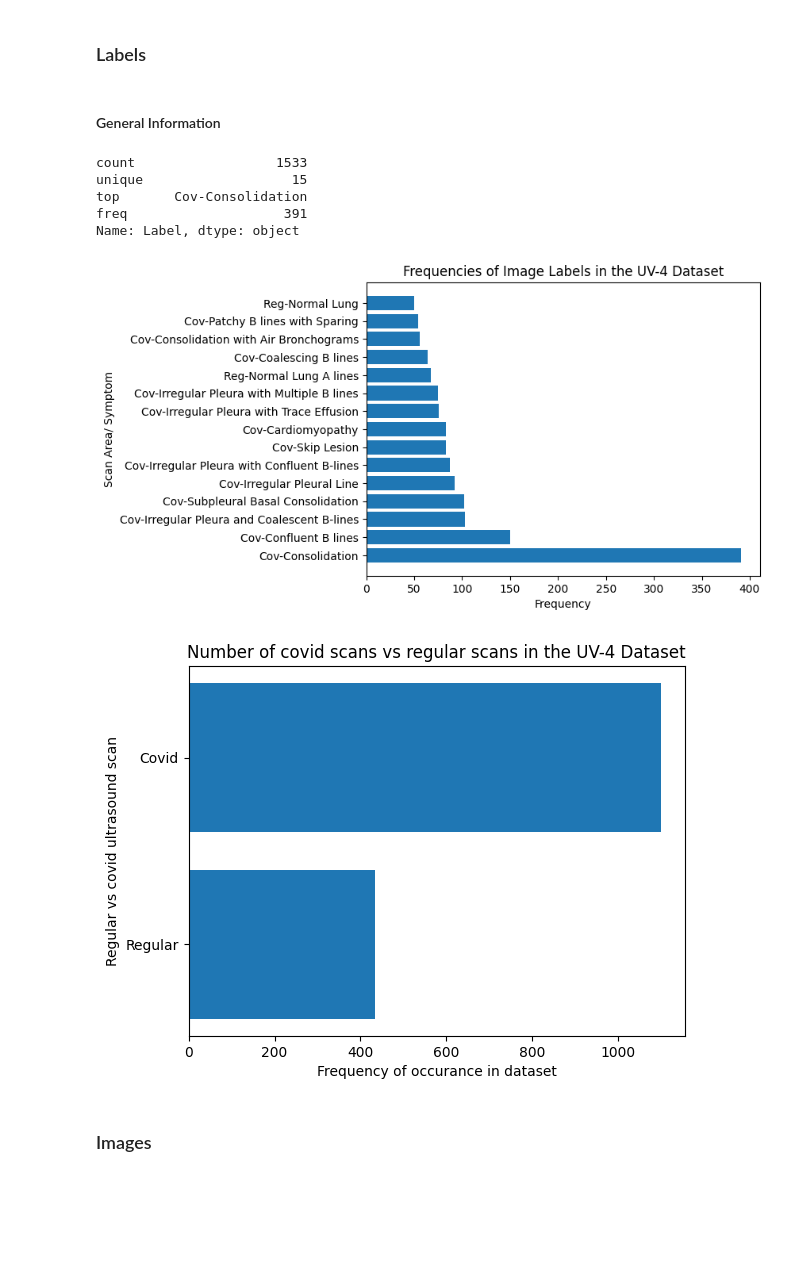
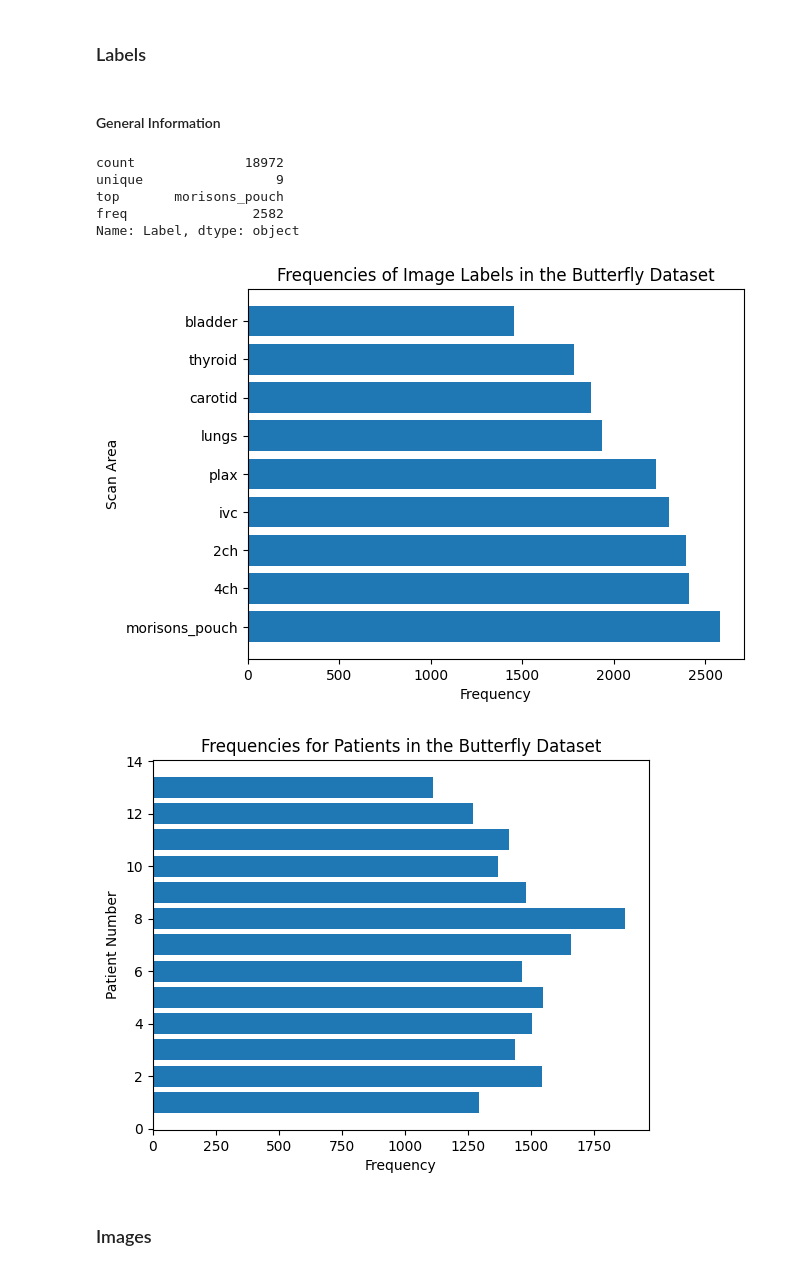
Before and after one commit to carterjandrew/STAT_5000_Final_Project, a Jupyter notebook: notebook.ipynb, the cells around one changed output. Drawn from its saved outputs; the diff is of its cells as text; code cells hidden in the pictures; blank space fills up the shorter version.

```diff
--- a/notebook.ipynb
+++ b/notebook.ipynb
@@ -189,7 +116,14 @@ videos[:]
-# %%
-df = [["Label", "Image"]]
-for video in videos:
-    label = video.split('_')[0]
-    for image in os.listdir('./data/' + video):
-        df.append([label, cv2.imread('./data/' + video + '/' + image)])
-df = pd.DataFrame(df[1:], columns=df[0])
+# %%
+df = [['Label', 'Patient', 'Image']]
+for patient in os.listdir('./data/training1/'):
+    local_path = os.path.join('./data/training1/', patient)
+    if os.path.isdir(local_path):
+        for location in os.listdir(local_path):
+            sub_local_path = os.path.join(local_path, location)
+            if os.path.isdir(sub_local_path):
+                for video in os.listdir(sub_local_path):
+                    image = cv2.imread(os.path.join(sub_local_path, video), cv2.IMREAD_GRAYSCALE)
+                    if(type(image) == np.ndarray):
+                        df.append([location, patient, image])
+df = pd.DataFrame(df[1:], columns=df[0])
+df.head()
@@ -195,0 +160,2 @@ df = pd.DataFrame(df[1:], columns=df[0])
+# %%
+df["Patient"] = pd.to_numeric(df["Patient"])
@@ -221,30 +197,31 @@ None
 # %%
 display(Markdown("#### General Information"))
 display(df["Label"].describe())
 
 label_counts = df['Label'].value_counts()
 plt.barh(label_counts.index, label_counts.values)
-plt.ylabel('Scan Area/ Symptom')
+plt.ylabel('Scan Area')
 plt.xlabel('Frequency')
-plt.title("Frequencies of Image Labels in the UV-4 Dataset")
+plt.title("Frequencies of Image Labels in the Butterfly Dataset")
 plt.show()
 del(label_counts)
 
-n_reg_indexes = sum([label.find('reg') > 0 for label in df['Label']])
-plt.barh(['Regular', "Covid"], [n_reg_indexes, len(df['Label']) - n_reg_indexes])
-plt.ylabel("Regular vs covid ultrasound scan")
-plt.xlabel("Frequency of occurance in dataset")
-plt.title("Number of covid scans vs regular scans in the UV-4 Dataset")
+patient_counts = df['Patient'].value_counts()
+plt.barh(patient_counts.index, patient_counts.values)
+plt.ylabel('Patient Number')
+plt.xlabel('Frequency')
+plt.title("Frequencies for Patients in the Butterfly Dataset")
 plt.show()
+del(patient_counts)
 # %% [output]
 #### General Information
-count                  1533
-unique                   15
-top       Cov-Consolidation
-freq                    391
+count              18972
+unique                 9
+top       morisons_pouch
+freq                2582
 Name: Label, dtype: object
-[figure, old version]
+[figure, new version]
-[figure, old version]
+[figure, new version]
 # %% [markdown]
 ### Images
 # %%
```
Also changed, not shown: parts of 26 cells of this notebook, 1 other file.
